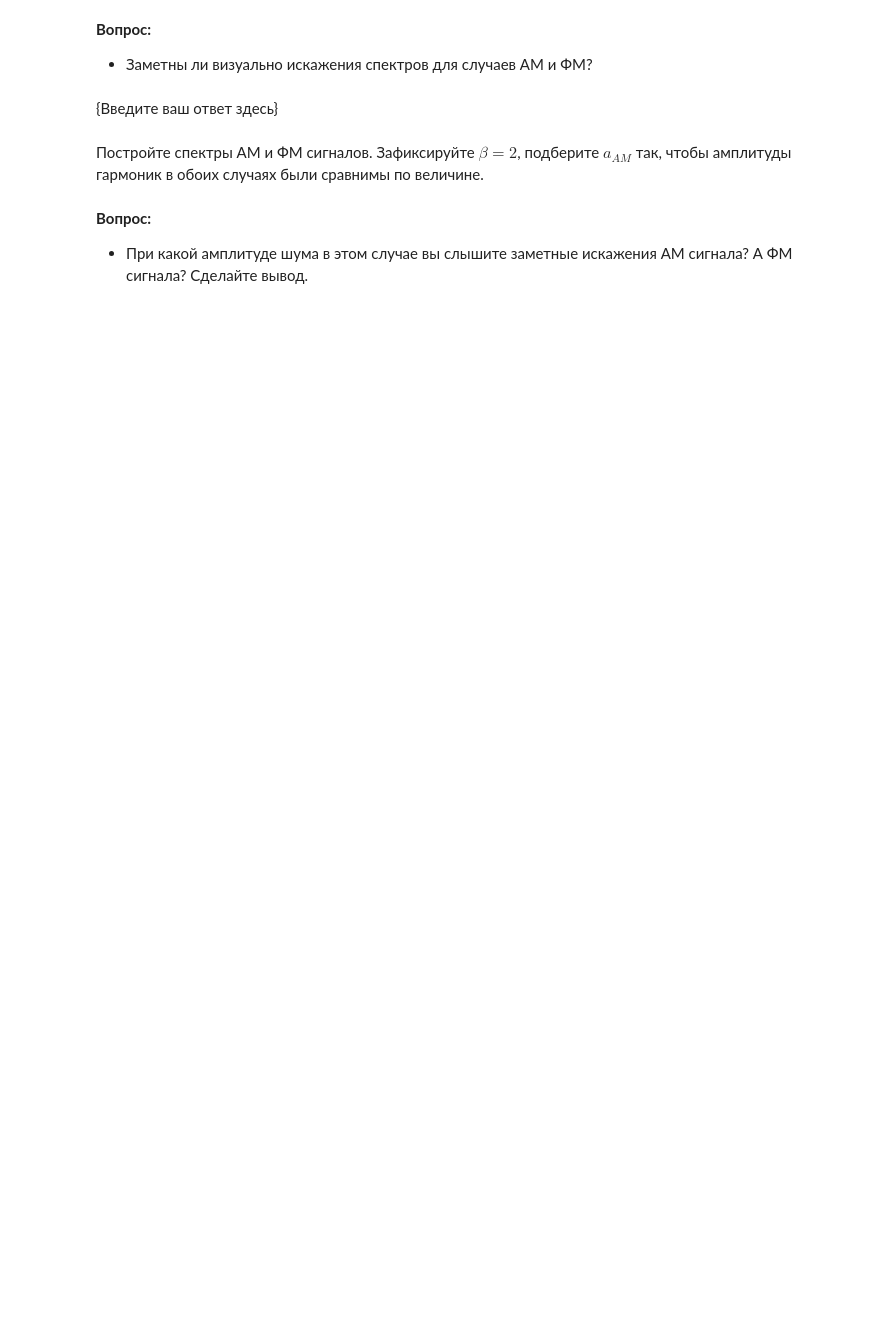
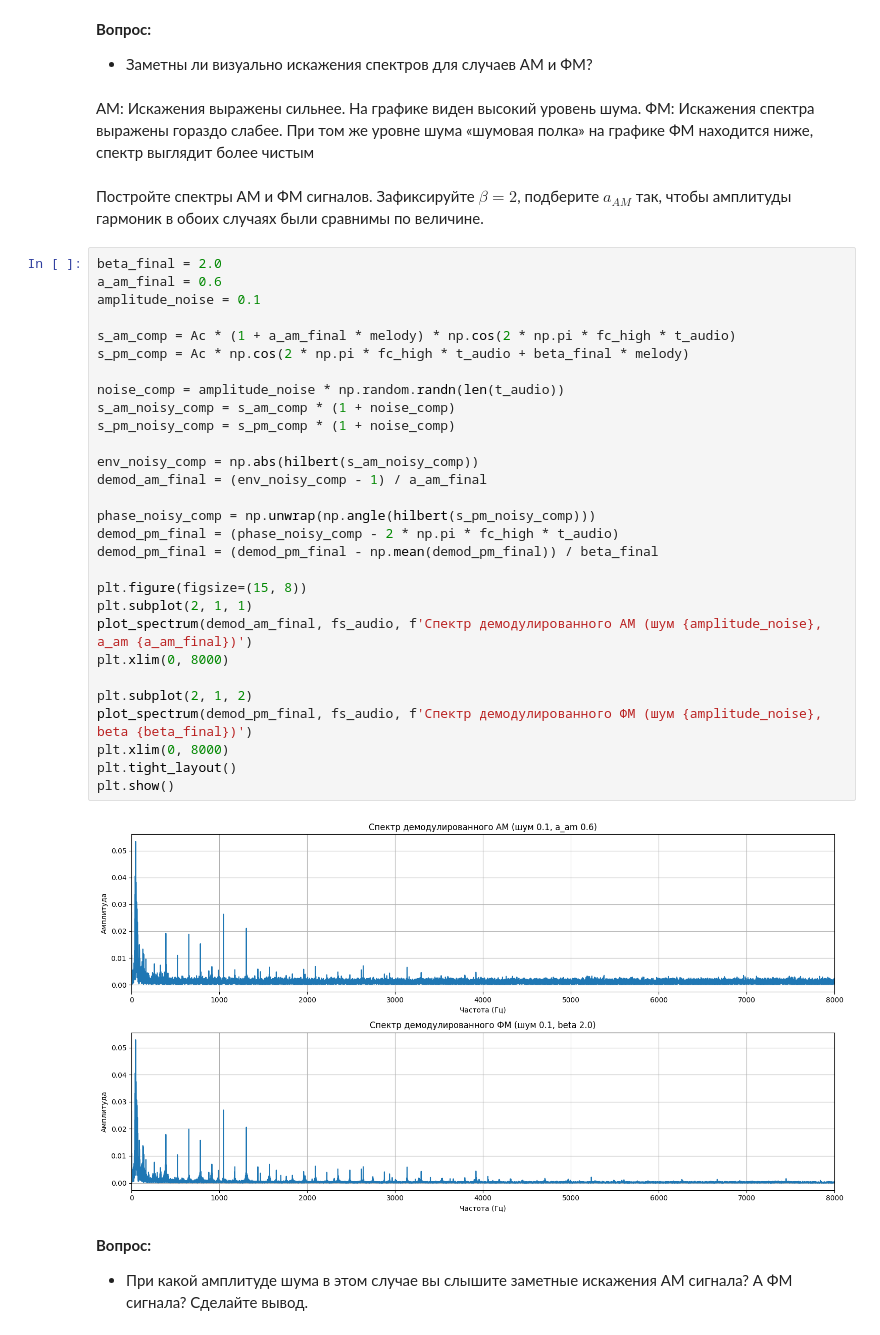
Before and after one commit to ilya-agafonov/dsp-seminars, a Jupyter notebook: seminars/2_Agafonov.ipynb, the cells around one changed output. Saved outputs shown, nothing was run; the diff lists cells and outputs as text; blank space fills up the shorter version.

```diff
--- a/seminars/2_Agafonov.ipynb
+++ b/seminars/2_Agafonov.ipynb
@@ -422,10 +431,42 @@ plt.show()
 # %% [markdown]
 **Вопрос:**
 * Заметны ли визуально искажения спектров для случаев АМ и ФМ?
-# %% [markdown]
-{Введите ваш ответ здесь}
+# %% [markdown]
+АМ: Искажения выражены сильнее. На графике виден высокий уровень шума. ФМ:
+Искажения спектра выражены гораздо слабее. При том же уровне шума «шумовая полка» на графике ФМ находится ниже, спектр выглядит более чистым
 # %% [markdown]
 Постройте спектры АМ и ФМ сигналов. Зафиксируйте $\beta=2$, подберите $a_{AM}$ так, чтобы амплитуды гармоник в обоих случаях были сравнимы по величине.
+# %%
+beta_final = 2.0
+a_am_final = 0.6
+amplitude_noise = 0.1
+
+s_am_comp = Ac * (1 + a_am_final * melody) * np.cos(2 * np.pi * fc_high * t_audio)
+s_pm_comp = Ac * np.cos(2 * np.pi * fc_high * t_audio + beta_final * melody)
+
+noise_comp = amplitude_noise * np.random.randn(len(t_audio))
+s_am_noisy_comp = s_am_comp * (1 + noise_comp)
+s_pm_noisy_comp = s_pm_comp * (1 + noise_comp)
+
+env_noisy_comp = np.abs(hilbert(s_am_noisy_comp))
+demod_am_final = (env_noisy_comp - 1) / a_am_final
+
+phase_noisy_comp = np.unwrap(np.angle(hilbert(s_pm_noisy_comp)))
+demod_pm_final = (phase_noisy_comp - 2 * np.pi * fc_high * t_audio)
+demod_pm_final = (demod_pm_final - np.mean(demod_pm_final)) / beta_final
+
+plt.figure(figsize=(15, 8))
+plt.subplot(2, 1, 1)
+plot_spectrum(demod_am_final, fs_audio, f'Спектр демодулированного АМ (шум {amplitude_noise}, a_am {a_am_final})')
+plt.xlim(0, 8000)
+
+plt.subplot(2, 1, 2)
+plot_spectrum(demod_pm_final, fs_audio, f'Спектр демодулированного ФМ (шум {amplitude_noise}, beta {beta_final})')
+plt.xlim(0, 8000)
+plt.tight_layout()
+plt.show()
+# %% [output]
+[figure, added]
 # %% [markdown]
 **Вопрос:**
 * При какой амплитуде шума в этом случае вы слышите заметные искажения АМ сигнала? А ФМ сигнала? Сделайте вывод.
```
Also changed, not shown: parts of 13 cells of this notebook.
